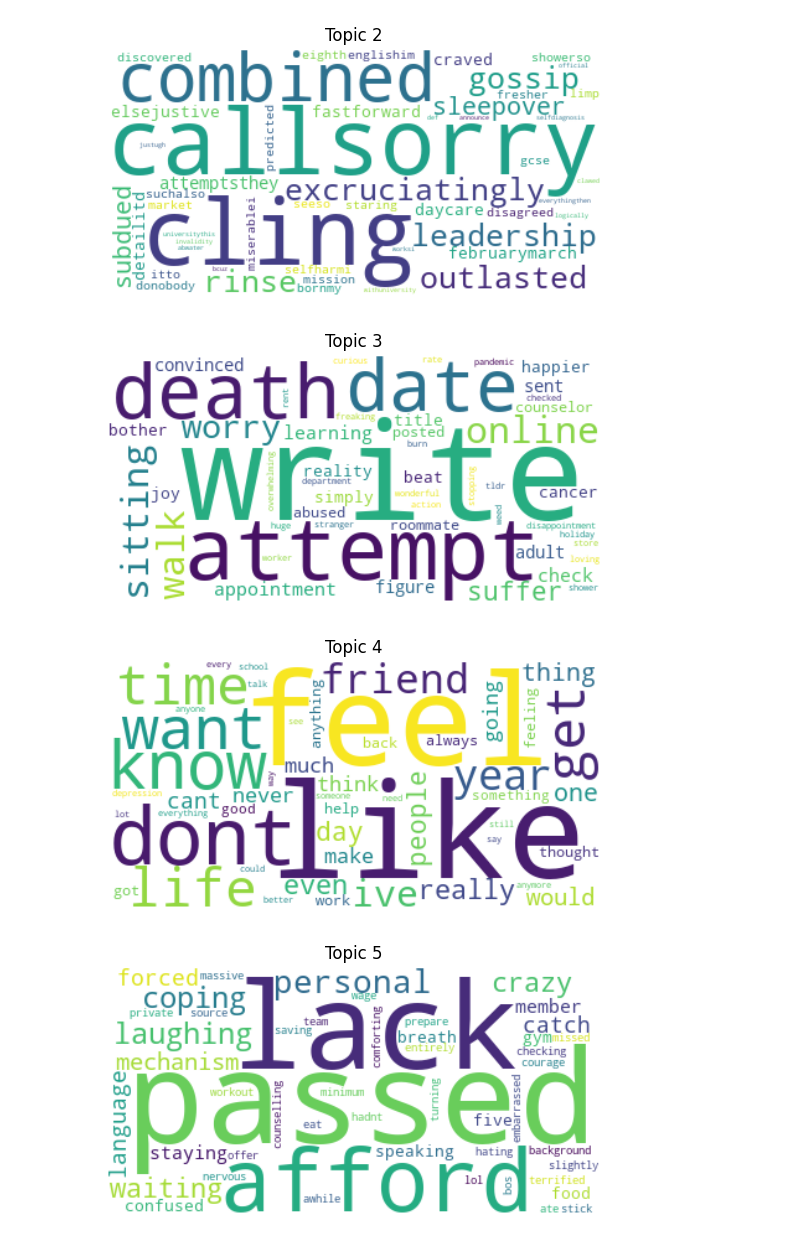
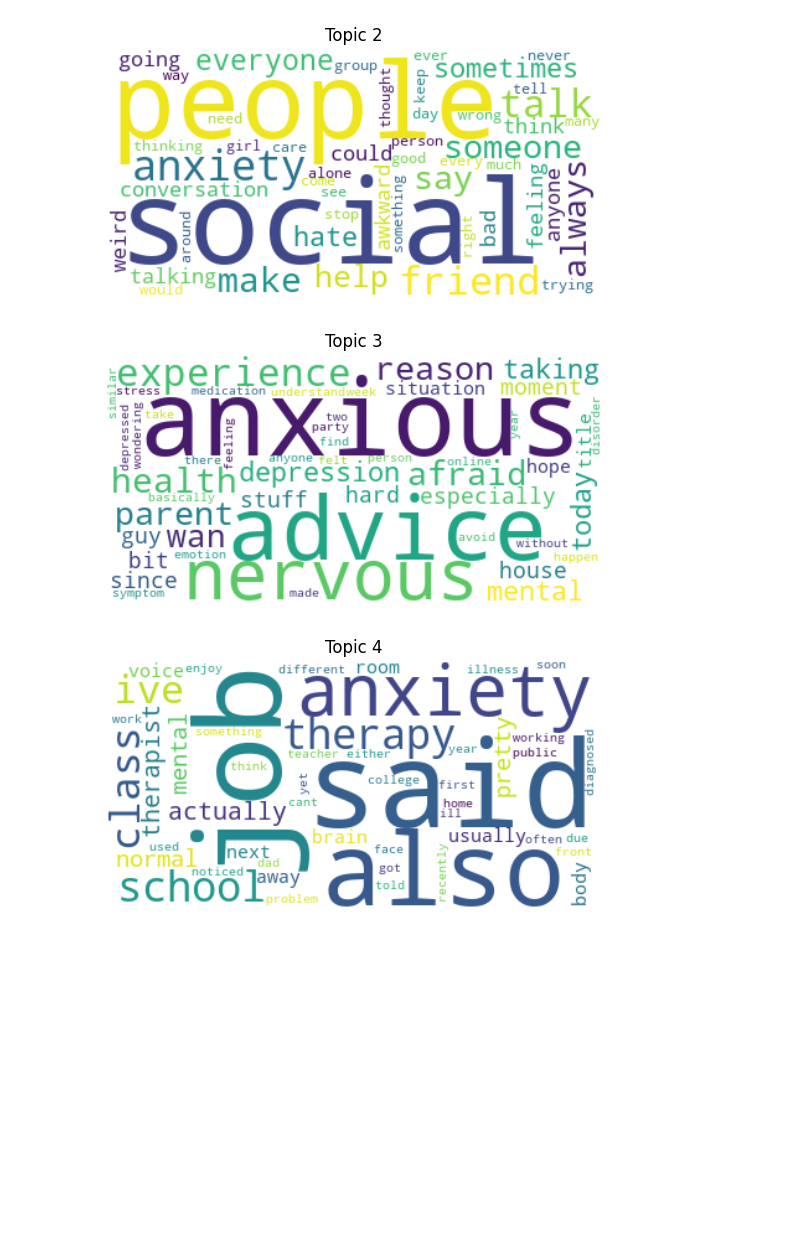
Before and after one commit to BDA-Social-Listening/Social-Listening-Dev, a Jupyter notebook: lda.ipynb, the cells around one changed output. Saved outputs shown, nothing was run; the diff lists cells and outputs as text; code cells hidden in the pictures; blank space fills up the shorter version.

```diff
--- a/lda.ipynb
+++ b/lda.ipynb
@@ -67,0 +31,5 @@ data.columns=['label','text_column']
+# %%
+# Load CSV data
+data = pd.read_csv('data/train_set.csv')
+data = data.groupby(['Subreddit']).apply(lambda x: x.sample(frac=0.15, random_state=100)).reset_index(drop=True)
+data.shape
@@ -68,5 +38,5 @@ data.columns=['label','text_column']
 # %%
-documents = data['text_column'].tolist()
+documents = data['Post'].tolist()
 documents = [preprocess(doc) for doc in documents]
 # %%
 # Create a dictionary
@@ -82,7 +53,7 @@ tfidf_corpus = tfidf_model[corpus]
 # Train the LDA model
 lda_model = LdaModel(corpus=tfidf_corpus,
                      id2word=dictionary,
-                     num_topics=10, # Change this to the number of topics you want
+                     num_topics=5, # Change this to the number of topics you want
                      random_state=100,
                      update_every=1,
                      chunksize=100,
@@ -117,11 +91,11 @@ Words: 0.016*"ending" + 0.015*"join" + 0.015*"ball" + 0.012*"unless" + 0.009*"de
 # %%
 # Create a dictionary of word frequencies for each topic
 topic_word_freqs = {}
-for topic_id in range(10):
+for topic_id in range(5):
     topic_word_freqs[topic_id] = dict(lda_model.show_topic(topic_id, topn=50))
 # %%
 # Create word clouds for each topic
-for topic_id in range(10):
+for topic_id in range(5):
     wordcloud = WordCloud(background_color='white').fit_words(topic_word_freqs[topic_id])
     plt.imshow(wordcloud, interpolation='bilinear')
     plt.axis("off")
@@ -133,4 +107,3 @@ for topic_id in range(10):
-[figure, old version]
+[figure, new version]
-[figure, old version]
+[figure, new version]
-[figure, old version]
+[figure, new version]
-[figure, removed]
```
Also changed, not shown: parts of 12 cells of this notebook.
